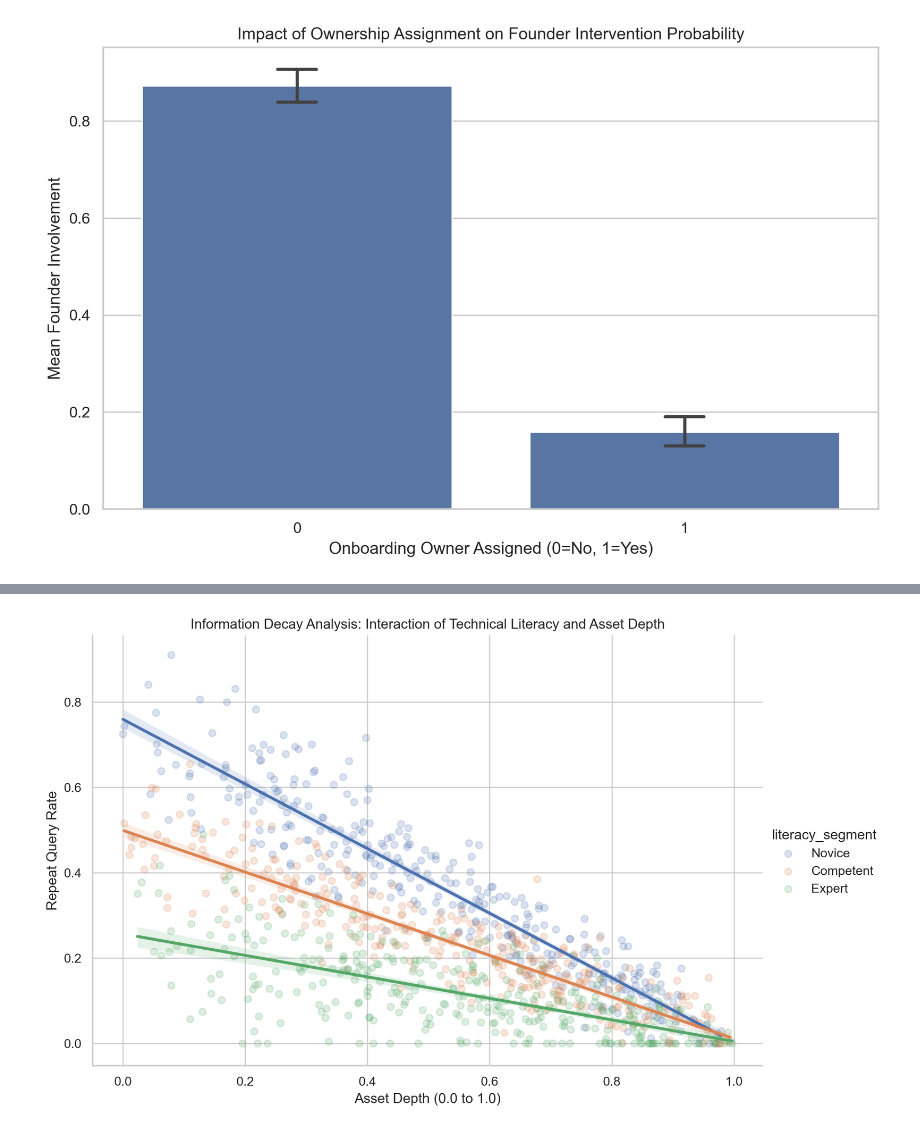
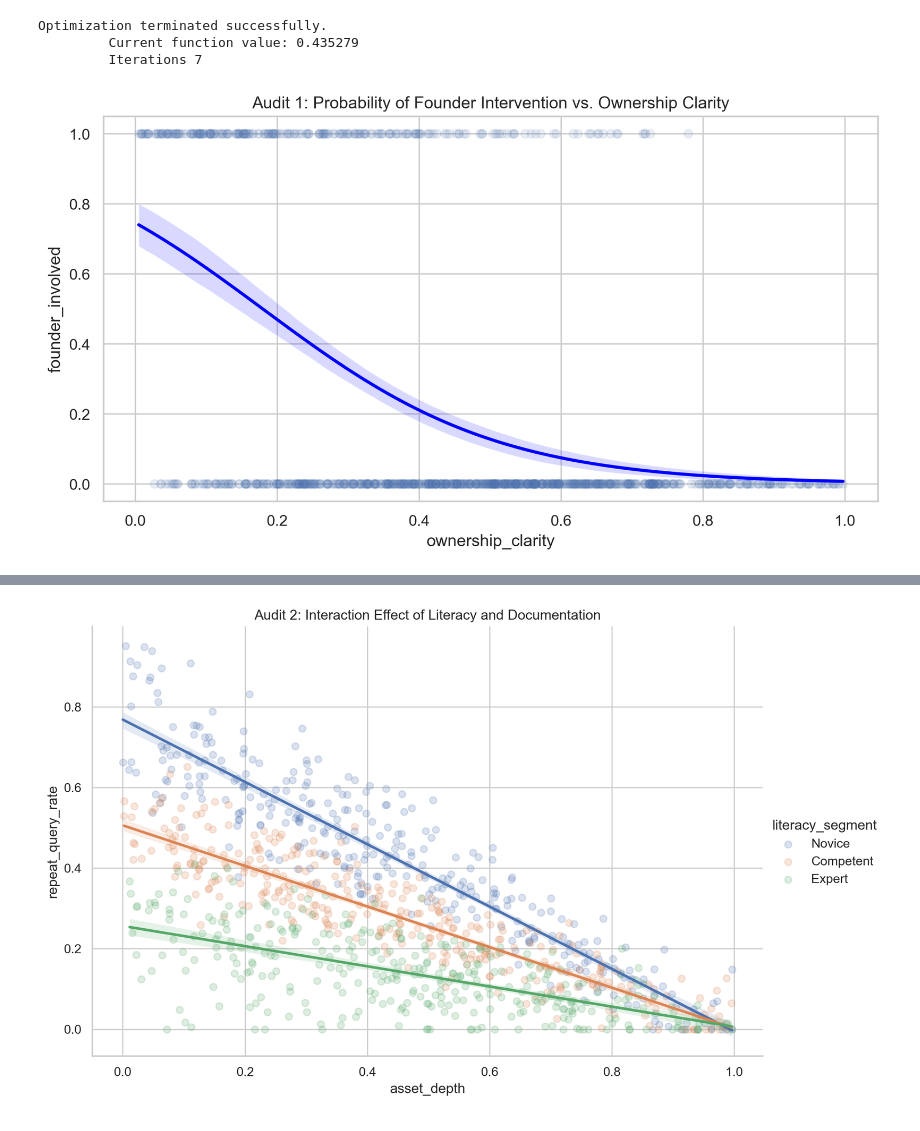
Before and after one commit to clemweb3/client-onboarding-failure-analysis, a Jupyter notebook: Notebooks/02_statistical_audit.ipynb, the cells around one changed output, grey strips where cells are left out. Drawn from its saved outputs; the diff is of its cells as text; code cells hidden in the pictures.

```diff
--- a/Notebooks/02_statistical_audit.ipynb
+++ b/Notebooks/02_statistical_audit.ipynb
@@ -1,54 +1,70 @@
 # %%
 import pandas as pd
 import seaborn as sns
 import matplotlib.pyplot as plt
 import numpy as np
+import statsmodels.api as sm
+import statsmodels.formula.api as smf
+from scipy import stats
 
 # Load canonical dataset
 df = pd.read_csv('../data/onboarding_data_v2.csv')
 
 # Configuration for professional high-resolution visualization
+plt.rcParams['figure.dpi'] = 250
 sns.set_theme(style="whitegrid")
-plt.rcParams['figure.figsize'] = (10, 6)
-plt.rcParams['figure.dpi'] = 250  # High-resolution output for portfolio quality
-plt.rcParams['savefig.dpi'] = 250
 
-# --- AUDIT 1: Accountability and Resource Efficiency ---
-# Objective: Quantify the correlation between owner assignment and founder involvement.
-# Rationale: Validates the scaling hypothesis that dedicated ownership reduces founder dependency.
-plt.figure()
-sns.barplot(data=df, x='owner_assigned', y='founder_involved', estimator=np.mean, capsize=.1)
-plt.title("Impact of Ownership Assignment on Founder Intervention Probability")
-plt.xlabel("Onboarding Owner Assigned (0=No, 1=Yes)")
-plt.ylabel("Mean Founder Involvement")
+# =================================================================
+# AUDIT 1: Accountability and Resource Efficiency (Logistic Regression)
+# =================================================================
+# Objective: Quantify how Ownership Clarity predicts Founder Involvement.
+# Rationale: Tests the 'Scaling Ceiling' hypothesis.
+
+# Since founder_involved is binary, we use a Logistic Regression (Logit)
+logit_model = sm.Logit(df['founder_involved'], sm.add_constant(df['ownership_clarity'])).fit()
+
+plt.figure(figsize=(10, 5))
+sns.regplot(data=df, x='ownership_clarity', y='founder_involved',
+            logistic=True, scatter_kws={'alpha':0.1}, line_kws={'color':'blue'})
+plt.title("Audit 1: Probability of Founder Intervention vs. Ownership Clarity")
 plt.show()
 
-# --- AUDIT 2: Non-Linear Interaction (Literacy vs. Asset Depth) ---
-# Objective: Determine if documentation quality has a disproportionate impact on low-literacy segments.
-# Rationale: Identifies if 'Expert' clients are resilient to 'Sparse' assets compared to 'Novices'.
+print("--- INFERENTIAL RESULTS: AUDIT 1 ---")
+print(f"Logit Coefficient for Clarity: {logit_model.params['ownership_clarity']:.4f}")
+print(f"P-Value: {logit_model.pvalues['ownership_clarity']:.4f}")
+
+# =================================================================
+# AUDIT 2: Non-Linear Interaction (OLS with Interaction Term)
+# =================================================================
+# Objective: Prove that Asset Depth is more critical for Novice clients.
+# Rationale: Validates the 'Support Entropy' model.
+
+# OLS Regression: Repeat Query Rate ~ Literacy * Asset_Depth
+ols_interaction = smf.ols('repeat_query_rate ~ tech_literacy * asset_depth', data=df).fit()
+
 df['literacy_segment'] = pd.qcut(df['tech_literacy'], 3, labels=['Novice', 'Competent', 'Expert'])
-
-# Note: lmplot handles its own figure size/dpi slightly differently; we set height for clarity
-g = sns.lmplot(data=df, x='asset_depth', y='repeat_query_rate', hue='literacy_segment',
-               scatter_kws={'alpha':0.2}, line_kws={'lw':2.5}, height=6, aspect=1.5)
-g.set_axis_labels("Asset Depth (0.0 to 1.0)", "Repeat Query Rate")
-plt.title("Information Decay Analysis: Interaction of Technical Literacy and Asset Depth")
+sns.lmplot(data=df, x='asset_depth', y='repeat_query_rate', hue='literacy_segment',
+           scatter_kws={'alpha':0.2}, height=6, aspect=1.5)
+plt.title("Audit 2: Interaction Effect of Literacy and Documentation")
 plt.show()
 
-# --- AUDIT 3: Correlation of Latency to Sentiment ---
+print("--- INFERENTIAL RESULTS: AUDIT 2 ---")
+print(ols_interaction.summary().tables[1]) # Focus on the interaction term p-value
+
+# =================================================================
+# AUDIT 3: Correlation of Latency to Sentiment (Pearson R)
+# =================================================================
 # Objective: Validate TTFV as a predictor for CX Satisfaction.
-# Rationale: Establishes the business cost of onboarding delays.
+
+r_coeff, p_val = stats.pearsonr(df['ttfv_days'], df['cx_satisfaction'])
+
 plt.figure()
 sns.regplot(data=df, x='ttfv_days', y='cx_satisfaction',
             scatter_kws={'alpha':0.2}, line_kws={'color':'red'})
-plt.title("Correlation Analysis: Onboarding Duration vs. Client Satisfaction")
-plt.xlabel("Time-to-First-Value (Days)")
-plt.ylabel("CX Satisfaction Score (1-5)")
+plt.title(f"Audit 3: Onboarding Duration vs. Satisfaction (Pearson r: {r_coeff:.2f})")
 plt.show()
-
-# --- SUMMARY OF AUDIT RESULTS ---
-# 1. Ownership: Statistical confirmation that assignment significantly offsets founder load.
-# 2. Interaction: Novice segments show significantly steeper query rates in low-asset environments.
-# 3. Sentiment: Linear decay in satisfaction as TTFV increases, confirming operational urgency.
 # %% [output]
+Optimization terminated successfully.
+         Current function value: 0.435279
+         Iterations 7
-[figure, old version]
+[figure, new version]
@@ -55 +74 @@ plt.show()
-[figure, old version]
+[figure, new version]
```
Also changed, not shown: parts of 3 cells of this notebook, 9 other files.
